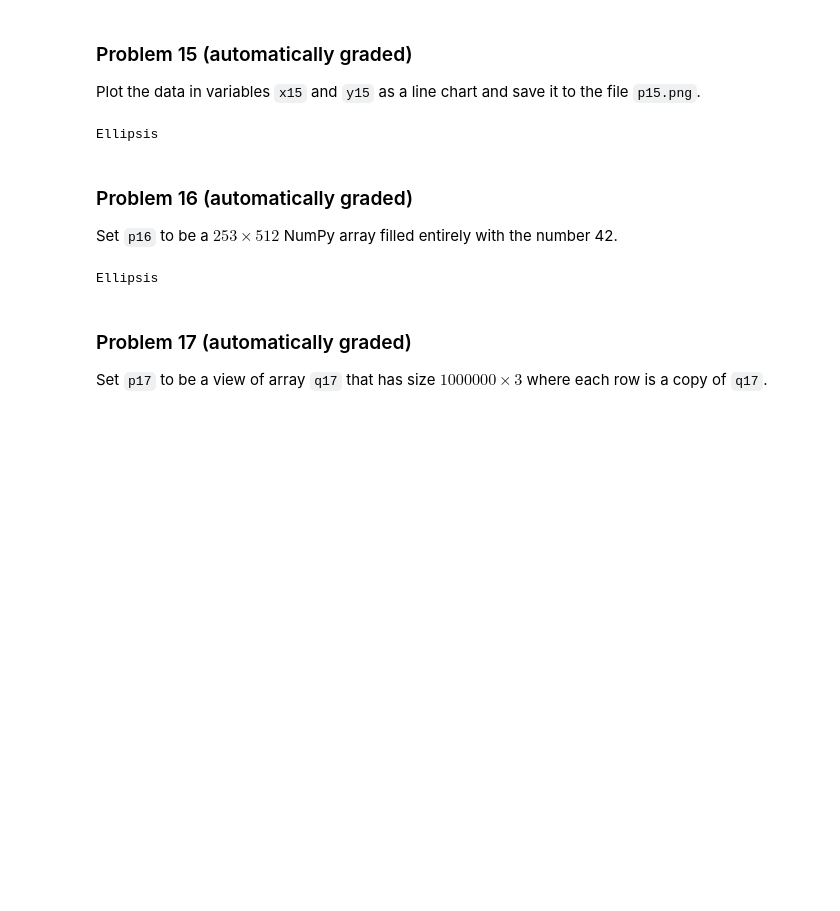
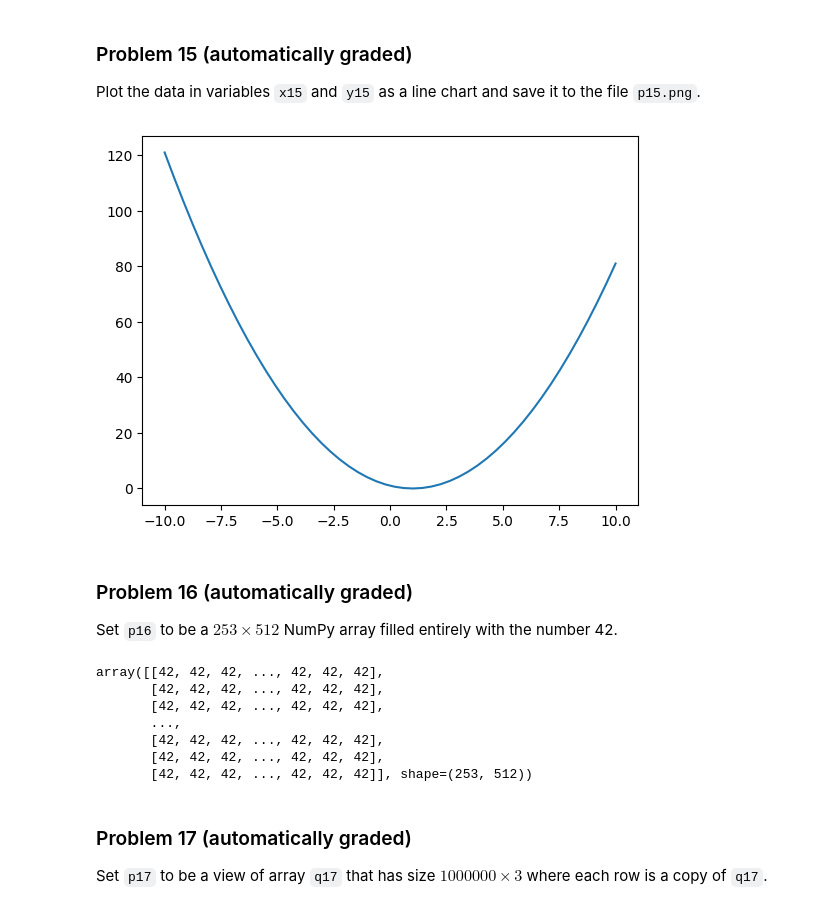
Before and after one commit to tware5-star/dx602-homework-10, a Jupyter notebook: homework.ipynb, the cells around one changed output. Cells and saved outputs as stored; diff of their text form; code cells hidden in the pictures; blank space fills up the shorter version.

```diff
--- a/homework.ipynb
+++ b/homework.ipynb
@@ -254,9 +254,10 @@ y15 = x15 ** 2 - 2 * x15 + 1
 # %%
 # YOUR CHANGES HERE
 
-...
+plt.plot(x15,y15)
+plt.savefig('p15.png')
 # %% [output]
-Ellipsis
+[figure, added]
 # %% [markdown]
 ### Problem 16 (automatically graded)
 
@@ -264,9 +265,17 @@ Set `p16` to be a $253 \times 512$ NumPy array filled entirely with the number 4
 # %%
 # YOUR CHANGES HERE
 
-...
+df_array = (253, 512)
+p16 = np.full(df_array,42)
+p16
 # %% [output]
-Ellipsis
+array([[42, 42, 42, ..., 42, 42, 42],
+       [42, 42, 42, ..., 42, 42, 42],
+       [42, 42, 42, ..., 42, 42, 42],
+       ...,
+       [42, 42, 42, ..., 42, 42, 42],
+       [42, 42, 42, ..., 42, 42, 42],
+       [42, 42, 42, ..., 42, 42, 42]], shape=(253, 512))
 # %% [markdown]
 ### Problem 17 (automatically graded)
 
```
Also changed, not shown: parts of 2 cells of this notebook, 1 other file.
